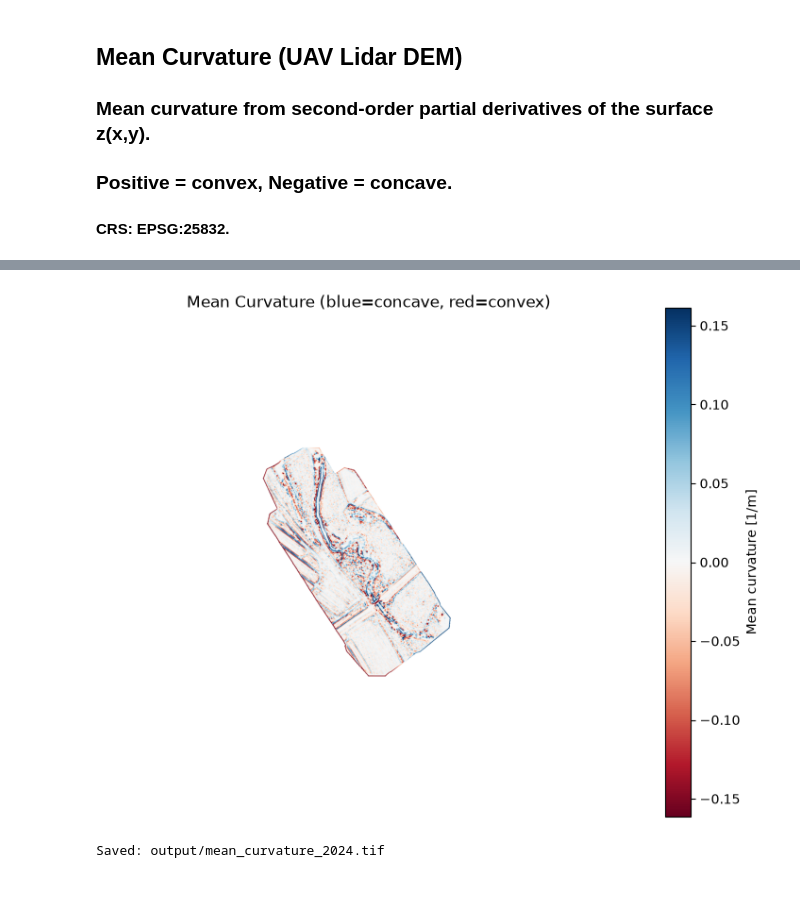
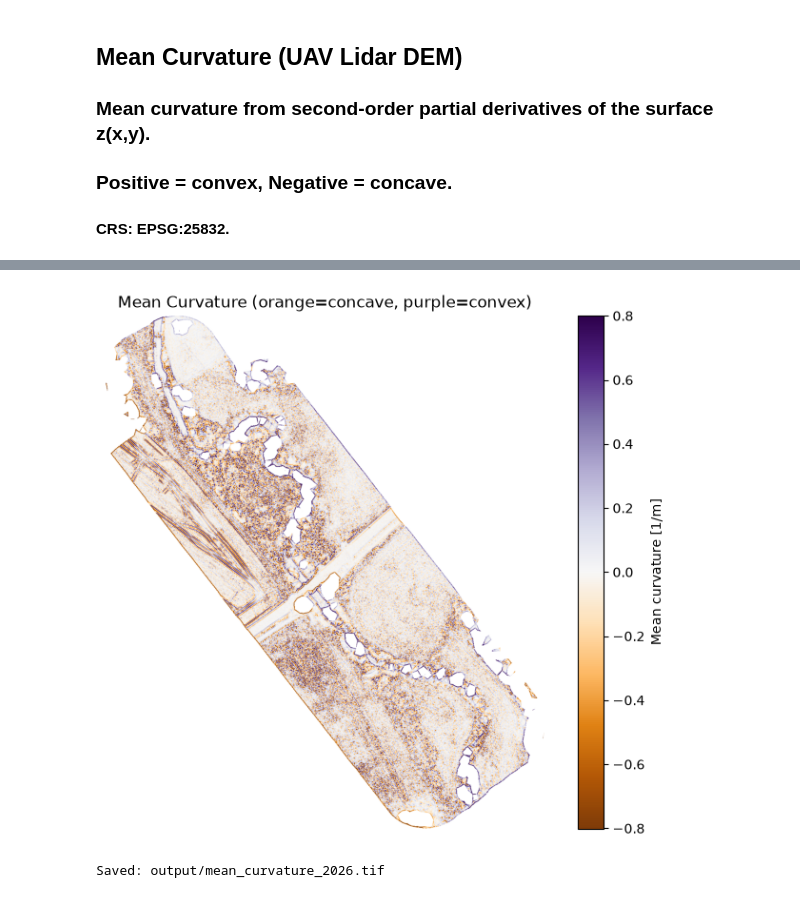
Before and after one commit to OceeDiTT/uav-lidar-terrain-analysis, a Jupyter notebook: 04_mean_curvature.ipynb, the cells around one changed output, grey strips where cells are left out. Saved outputs shown, nothing was run; the diff lists cells and outputs as text; code cells hidden in the pictures.

Commit message:
Refactor slope, curvature, roughness and DoD

```diff
--- a/04_mean_curvature.ipynb
+++ b/04_mean_curvature.ipynb
@@ -6,8 +6,8 @@
 #### CRS: EPSG:25832.
 # %%
 # USER CONFIGURATION
-DEM_PATH      = "data/dem_2024.tif"
-OUTPUT_PATH   = "output/mean_curvature_2024.tif"
+DEM_PATH      = "data/dem_2026.tif"
+OUTPUT_PATH   = "output/mean_curvature_2026.tif"
 SMOOTH_SIGMA  = 1.0    # Gaussian pre-smoothing (in pixels); 0 to disable
 # %%
 # Import required Libraries and read DEM file
@@ -32,38 +31,39 @@ def compute_mean_curvature(dem, res_x, res_y, sigma=1.0):
     """
     mask = np.isnan(dem)
     z = np.where(mask, np.nanmean(dem), dem)
 
     if sigma and sigma > 0:
         z = ndimage.gaussian_filter(z, sigma=sigma)
 
     # First derivatives
     fy, fx = np.gradient(z, res_y, res_x)
     # Second derivatives
     fyy, fyx = np.gradient(fy, res_y, res_x)
     fxy, fxx = np.gradient(fx, res_y, res_x)
 
     denom = 2.0 * np.power(1.0 + fx**2 + fy**2, 1.5)
     numer = (1 + fx**2) * fyy - 2 * fx * fy * fxy + (1 + fy**2) * fxx
     H = numer / denom
 
     H[mask] = np.nan
     return H
 
 mean_curv = compute_mean_curvature(dem, res_x, res_y, SMOOTH_SIGMA)
 
 # Visualize result
 # Symmetric color scale around zero
 vmax = np.nanpercentile(np.abs(mean_curv), 98)
+
 plt.figure(figsize=(9, 7))
-im = plt.imshow(mean_curv, cmap="RdBu", vmin=-vmax, vmax=vmax)
+im = plt.imshow(mean_curv, cmap="PuOr", vmin=-vmax, vmax=vmax)
 plt.colorbar(im, label="Mean curvature [1/m]")
-plt.title("Mean Curvature (blue=concave, red=convex)")
+plt.title("Mean Curvature (orange=concave, purple=convex)")
 plt.axis("off")
 plt.show()
 # %% [output]
-[figure, old version]
+[figure, new version]
 # %%
 # Save mean curvature to output file
 write_raster(OUTPUT_PATH, mean_curv, profile)
 # %% [output]
-Saved: output/mean_curvature_2024.tif
+Saved: output/mean_curvature_2026.tif
```
Also changed, not shown: parts of 1 cell of this notebook, 4 other files.
